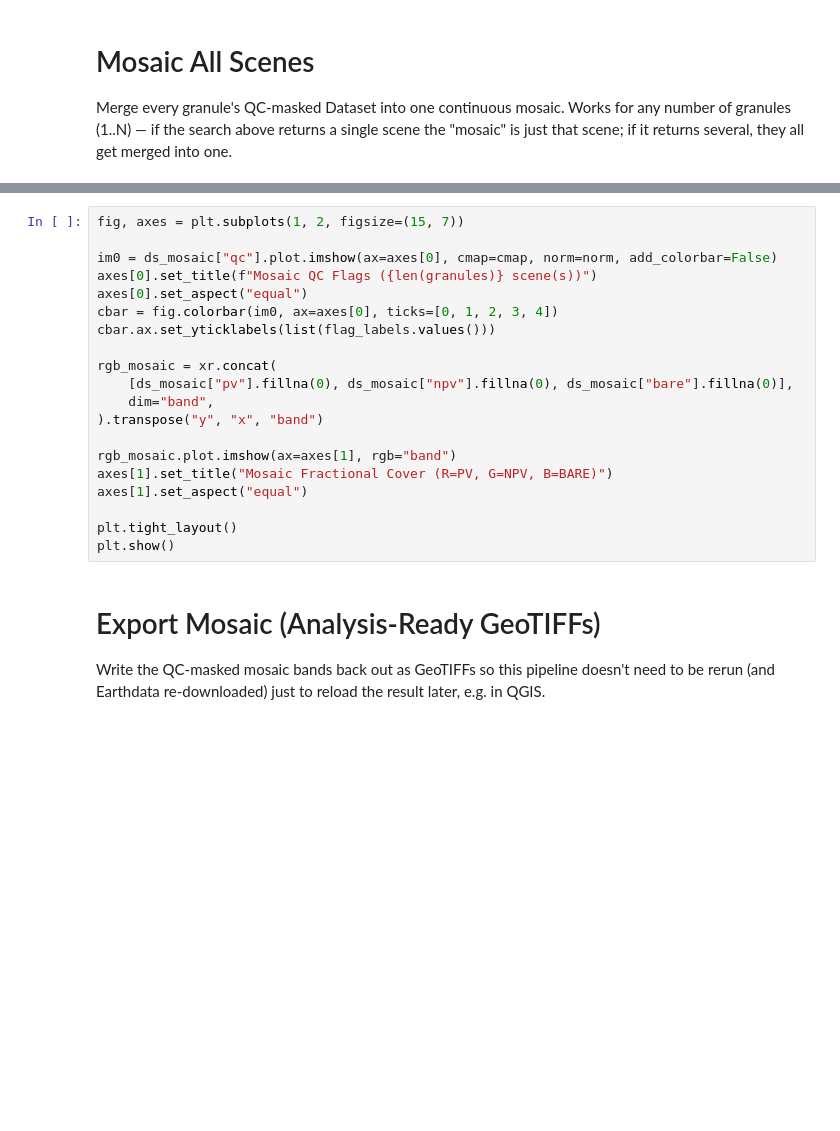
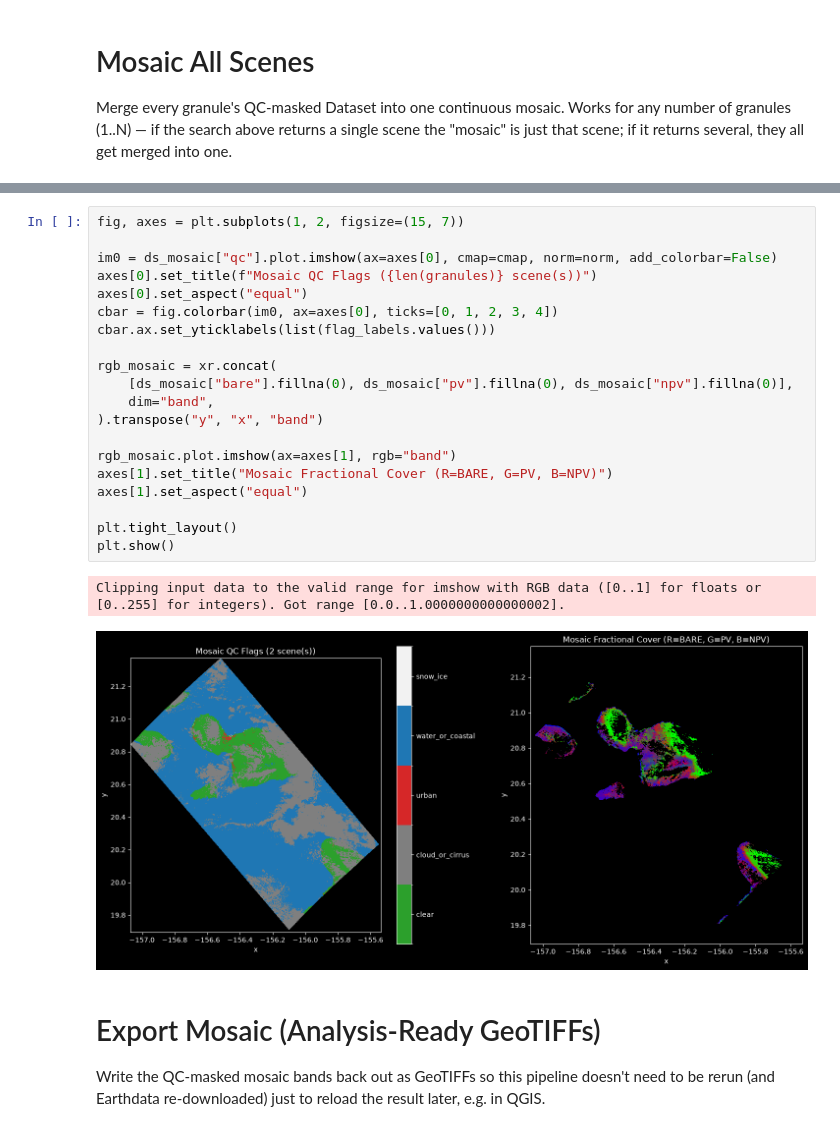
Before and after one commit to gillopez42/testing1, a Jupyter notebook: Scripts/emit_fcov.ipynb, the cells around one changed output, grey strips where cells are left out. Cells and saved outputs as stored; diff of their text form; blank space fills up the shorter version.

```diff
--- a/Scripts/emit_fcov.ipynb
+++ b/Scripts/emit_fcov.ipynb
@@ -205,23 +213,26 @@ print(f"Mosaic PV+NPV+BARE (clear pixels) -> mean: {float(frac_sum.mean(skipna=T
 # %%
 fig, axes = plt.subplots(1, 2, figsize=(15, 7))
 
 im0 = ds_mosaic["qc"].plot.imshow(ax=axes[0], cmap=cmap, norm=norm, add_colorbar=False)
 axes[0].set_title(f"Mosaic QC Flags ({len(granules)} scene(s))")
 axes[0].set_aspect("equal")
 cbar = fig.colorbar(im0, ax=axes[0], ticks=[0, 1, 2, 3, 4])
 cbar.ax.set_yticklabels(list(flag_labels.values()))
 
 rgb_mosaic = xr.concat(
-    [ds_mosaic["pv"].fillna(0), ds_mosaic["npv"].fillna(0), ds_mosaic["bare"].fillna(0)],
+    [ds_mosaic["bare"].fillna(0), ds_mosaic["pv"].fillna(0), ds_mosaic["npv"].fillna(0)],
     dim="band",
 ).transpose("y", "x", "band")
 
 rgb_mosaic.plot.imshow(ax=axes[1], rgb="band")
-axes[1].set_title("Mosaic Fractional Cover (R=PV, G=NPV, B=BARE)")
+axes[1].set_title("Mosaic Fractional Cover (R=BARE, G=PV, B=NPV)")
 axes[1].set_aspect("equal")
 
 plt.tight_layout()
 plt.show()
+# %% [output]
+Clipping input data to the valid range for imshow with RGB data ([0..1] for floats or [0..255] for integers). Got range [0.0..1.0000000000000002].
+[figure, added]
 # %% [markdown]
 # Export Mosaic (Analysis-Ready GeoTIFFs)
 
```
Also changed, not shown: parts of 11 cells of this notebook.
